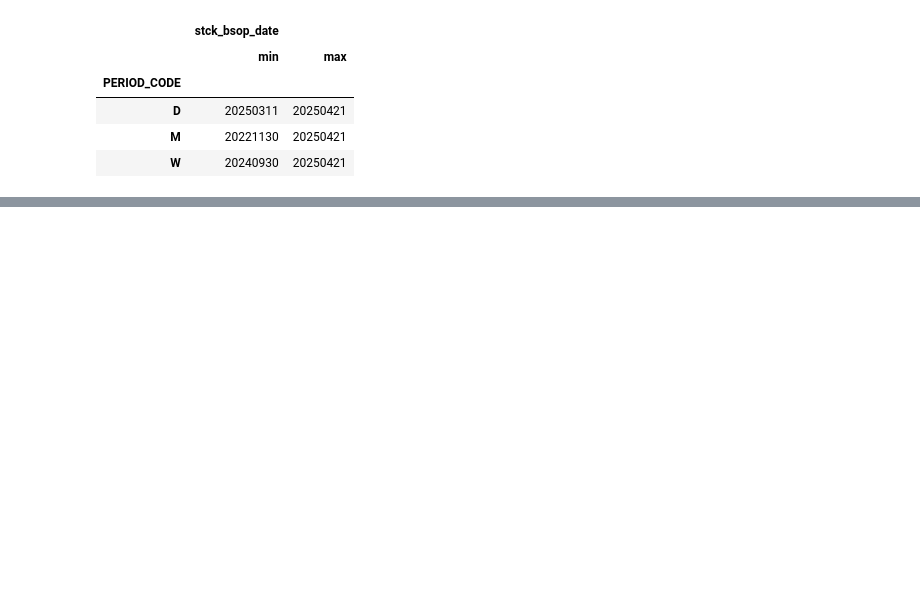
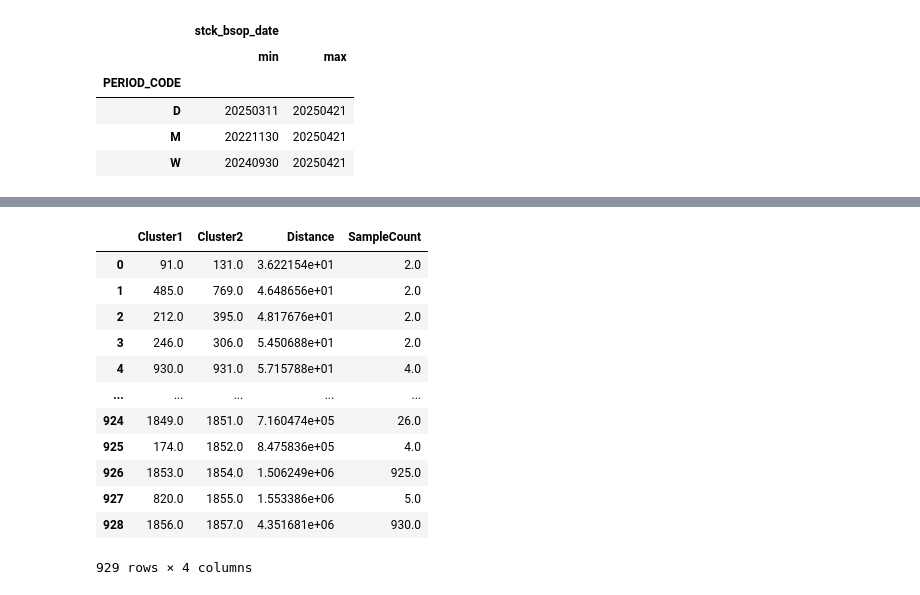
Before and after one commit to byeungchun/ofij, a Jupyter notebook: experiment/21apr2025/data_build.ipynb, the cells around one changed output, grey strips where cells are left out. Cells and saved outputs as stored; diff of their text form; code cells hidden in the pictures; blank space fills up the shorter version.

```diff
--- a/experiment/21apr2025/data_build.ipynb
+++ b/experiment/21apr2025/data_build.ipynb
@@ -92,0 +565,21 @@ dfhmm['acml_vol'].plot()
+# %%
+Zdf = pd.DataFrame(
+    Z,
+    columns=['Cluster1', 'Cluster2', 'Distance', 'SampleCount']
+)
+# %%
+Zdf
+# %% [output]
+|  | Cluster1 | Cluster2 | Distance | SampleCount |
+| 0 | 91.0 | 131.0 | 3.622154e+01 | 2.0 |
+| 1 | 485.0 | 769.0 | 4.648656e+01 | 2.0 |
+| 2 | 212.0 | 395.0 | 4.817676e+01 | 2.0 |
+| 3 | 246.0 | 306.0 | 5.450688e+01 | 2.0 |
+| 4 | 930.0 | 931.0 | 5.715788e+01 | 4.0 |
+| ... | ... | ... | ... | ... |
+| 924 | 1849.0 | 1851.0 | 7.160474e+05 | 26.0 |
+| 925 | 174.0 | 1852.0 | 8.475836e+05 | 4.0 |
+| 926 | 1853.0 | 1854.0 | 1.506249e+06 | 925.0 |
+| 927 | 820.0 | 1855.0 | 1.553386e+06 | 5.0 |
+| 928 | 1856.0 | 1857.0 | 4.351681e+06 | 930.0 |
+929 rows × 4 columns
```
Also changed, not shown: parts of 29 cells of this notebook, 1 other file.
